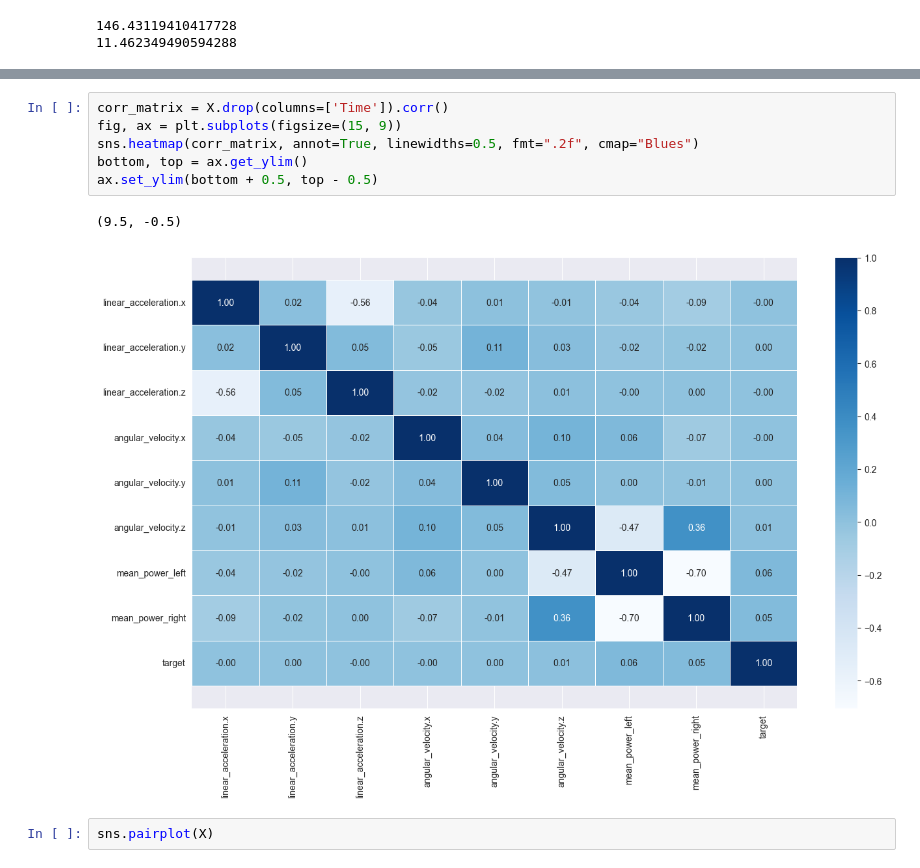
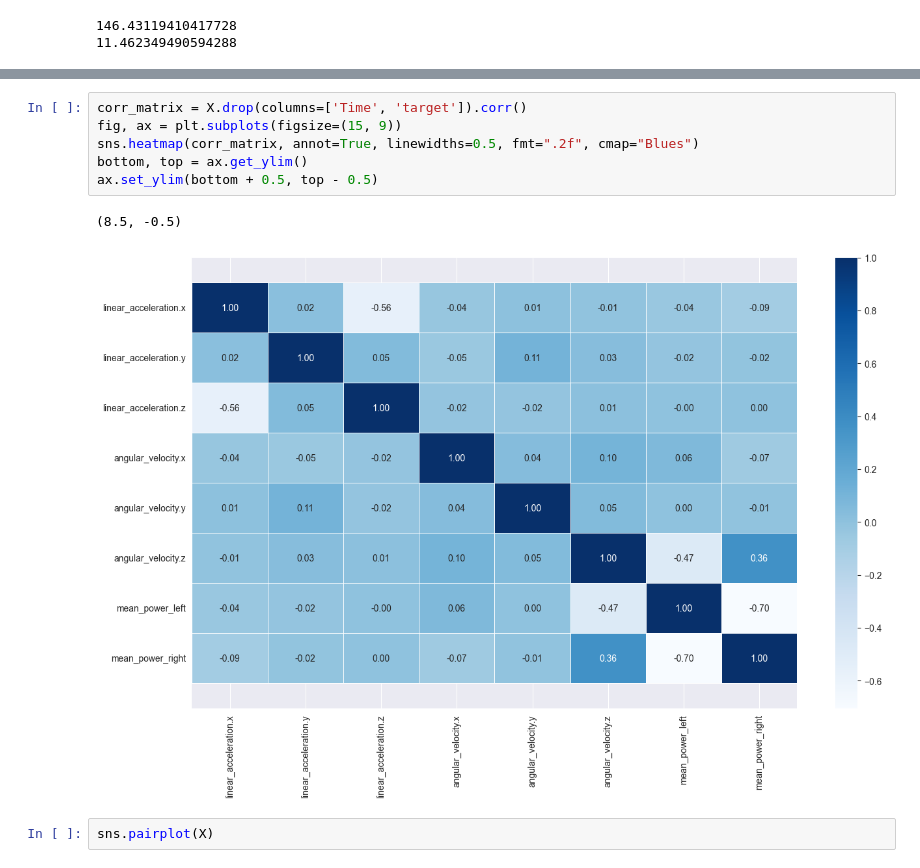
Before and after one commit to lukasz-kedzierski/surface-classification, a Jupyter notebook: src/exploratory_analysis.ipynb, the cells around one changed output, grey strips where cells are left out. Cells and saved outputs as stored; diff of their text form.

```diff
--- a/src/exploratory_analysis.ipynb
+++ b/src/exploratory_analysis.ipynb
@@ -271,12 +292,12 @@ pd.DataFrame(mutual_info_classif(X.drop(columns=['Time', 'target']), X['target']
 # %%
-corr_matrix = X.drop(columns=['Time']).corr()
+corr_matrix = X.drop(columns=['Time', 'target']).corr()
 fig, ax = plt.subplots(figsize=(15, 9))
 sns.heatmap(corr_matrix, annot=True, linewidths=0.5, fmt=".2f", cmap="Blues")
 bottom, top = ax.get_ylim()
 ax.set_ylim(bottom + 0.5, top - 0.5)
 # %% [output]
-(9.5, -0.5)
+(8.5, -0.5)
-[figure, old version]
+[figure, new version]
 # %%
 sns.pairplot(X)
 # %%
```
Also changed, not shown: parts of 15 cells of this notebook, 4 other files.
